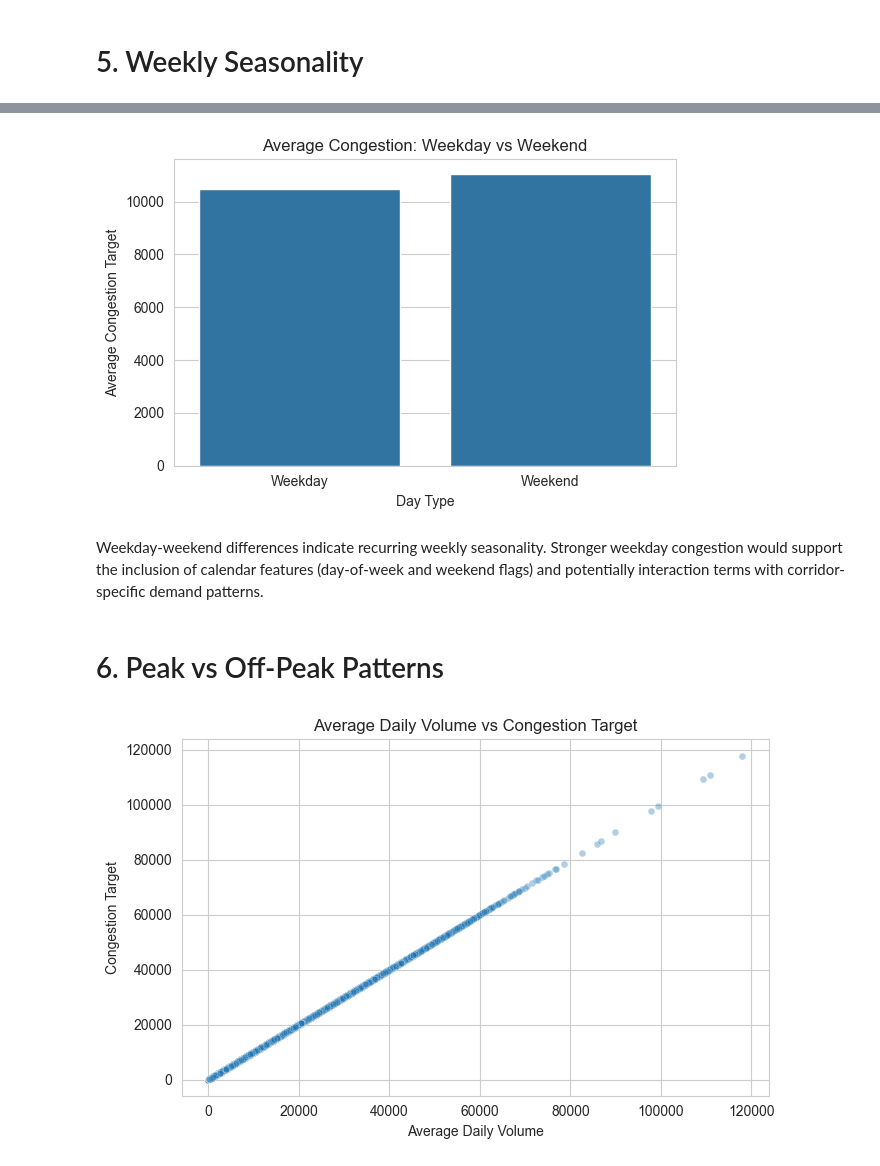
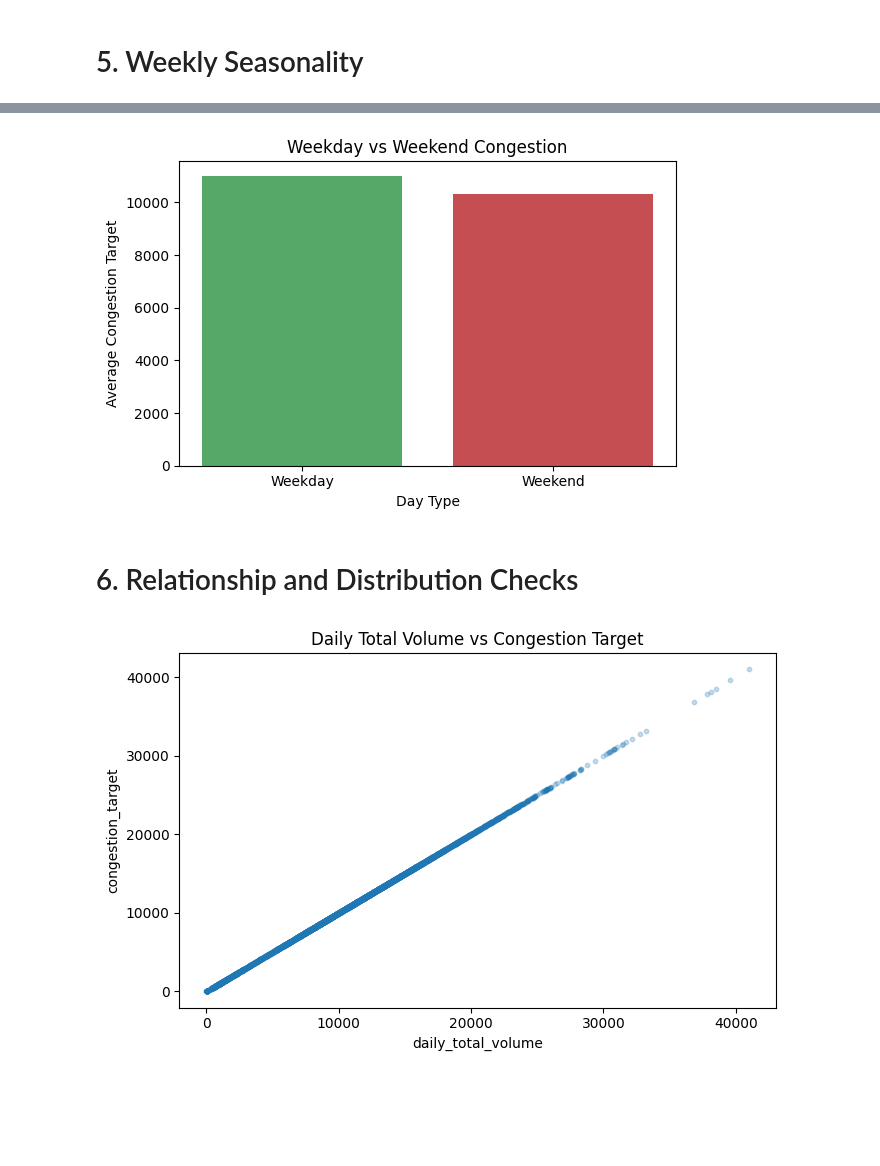
Before and after one commit to manavparikh19/unfc-capstone-traffic-forecasting, a Jupyter notebook: notebooks/03_eda_traffic_data.ipynb, the cells around one changed output, grey strips where cells are left out. Drawn from its saved outputs; the diff is of its cells as text; code cells hidden in the pictures; blank space fills up the shorter version.

```diff
--- a/notebooks/03_eda_traffic_data.ipynb
+++ b/notebooks/03_eda_traffic_data.ipynb
@@ -97,23 +117,18 @@ else:
 # %% [markdown]
 # 4. Traffic Trends Over Time
 # %%
-df["count_date_start"] = pd.to_datetime(df["count_date_start"], errors="coerce")
-df["count_date_end"] = pd.to_datetime(df["count_date_end"], errors="coerce")
-
-df["year"] = df["count_date_start"].dt.year
-df["month"] = df["count_date_start"].dt.month
-
-yearly_congestion = (
-    df.dropna(subset=["year", "congestion_target"])
-    .groupby("year", as_index=False)["congestion_target"]
-    .mean()
+yearly = (
+    df.dropna(subset=["date", "congestion_target"])
+      .groupby(df["date"].dt.year, as_index=False)["congestion_target"]
+      .mean()
 )
 
 plt.figure(figsize=(9, 4))
-sns.lineplot(data=yearly_congestion, x="year", y="congestion_target", marker="o")
+plt.plot(yearly["date"], yearly["congestion_target"], marker="o")
 plt.title("Yearly Average Congestion Target")
 plt.xlabel("Year")
 plt.ylabel("Average Congestion Target")
+plt.grid(alpha=0.3)
 plt.tight_layout()
 plt.show()
 # %% [output]
@@ -125,36 +181,33 @@ The yearly profile summarizes medium-term changes in congestion intensity. Any p
 # %%
-df["day_of_week"] = df["count_date_start"].dt.day_name()
-df["is_weekend"] = df["day_of_week"].isin(["Saturday", "Sunday"])
-df["day_type"] = df["is_weekend"].map({False: "Weekday", True: "Weekend"})
-
-weekday_weekend = (
-    df.dropna(subset=["day_type", "congestion_target"])
-    .groupby("day_type", as_index=False)["congestion_target"]
-    .mean()
+day_type = (
+    df.dropna(subset=["is_weekend", "congestion_target"])
+      .assign(day_type=np.where(df["is_weekend"] == 1, "Weekend", "Weekday"))
+      .groupby("day_type", as_index=False)["congestion_target"]
+      .mean()
 )
 
+order = ["Weekday", "Weekend"]
+day_type = day_type.set_index("day_type").reindex(order).reset_index()
+
 plt.figure(figsize=(6, 4))
-sns.barplot(data=weekday_weekend, x="day_type", y="congestion_target", order=["Weekday", "Weekend"])
-plt.title("Average Congestion: Weekday vs Weekend")
+plt.bar(day_type["day_type"], day_type["congestion_target"], color=["#55A868", "#C44E52"])
+plt.title("Weekday vs Weekend Congestion")
 plt.xlabel("Day Type")
 plt.ylabel("Average Congestion Target")
 plt.tight_layout()
 plt.show()
 # %% [output]
-[figure, old version]
+[figure, new version]
-# %% [markdown]
-Weekday-weekend differences indicate recurring weekly seasonality. Stronger weekday congestion would support the inclusion of calendar features (day-of-week and weekend flags) and potentially interaction terms with corridor-specific demand patterns.
-# %% [markdown]
-# 6. Peak vs Off-Peak Patterns
+# %% [markdown]
+# 6. Relationship and Distribution Checks
 # %%
-vol_compare = df.dropna(subset=["avg_daily_vol", "congestion_target"])
-
 plt.figure(figsize=(7, 4.5))
-sns.scatterplot(data=vol_compare, x="avg_daily_vol", y="congestion_target", alpha=0.35, s=24)
-plt.title("Average Daily Volume vs Congestion Target")
-plt.xlabel("Average Daily Volume")
-plt.ylabel("Congestion Target")
+valid = df.dropna(subset=["daily_total_volume", "congestion_target"])
+plt.scatter(valid["daily_total_volume"], valid["congestion_target"], alpha=0.25, s=10)
+plt.title("Daily Total Volume vs Congestion Target")
+plt.xlabel("daily_total_volume")
+plt.ylabel("congestion_target")
 plt.tight_layout()
 plt.show()
 # %% [output]
-[figure, old version]
+[figure, new version]
```
Also changed, not shown: parts of 31 cells of this notebook, 4 other files.
